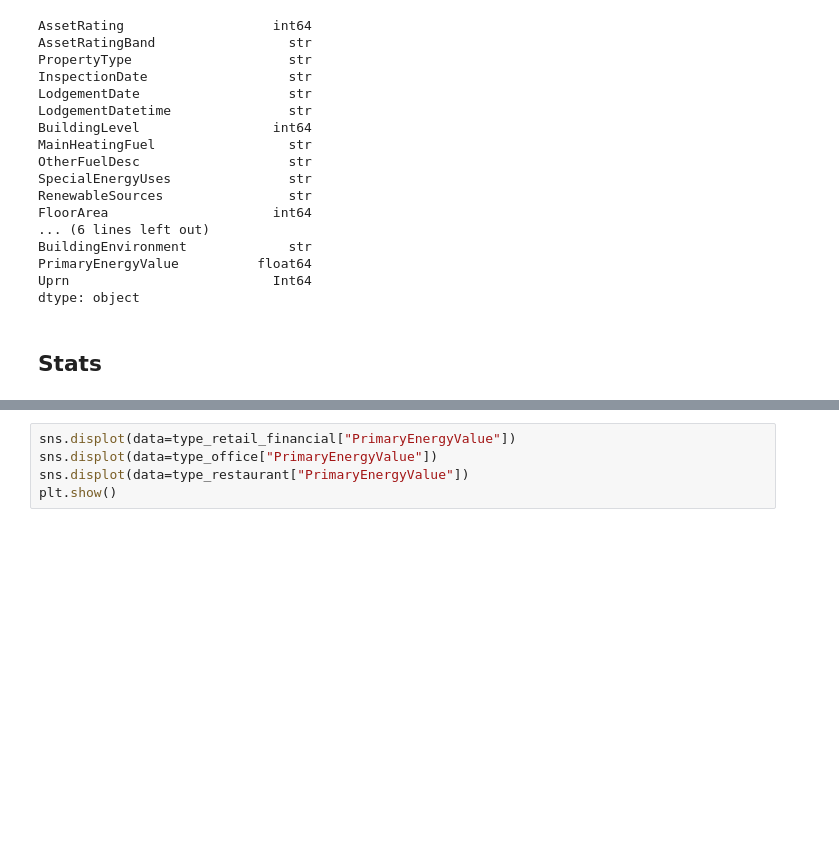
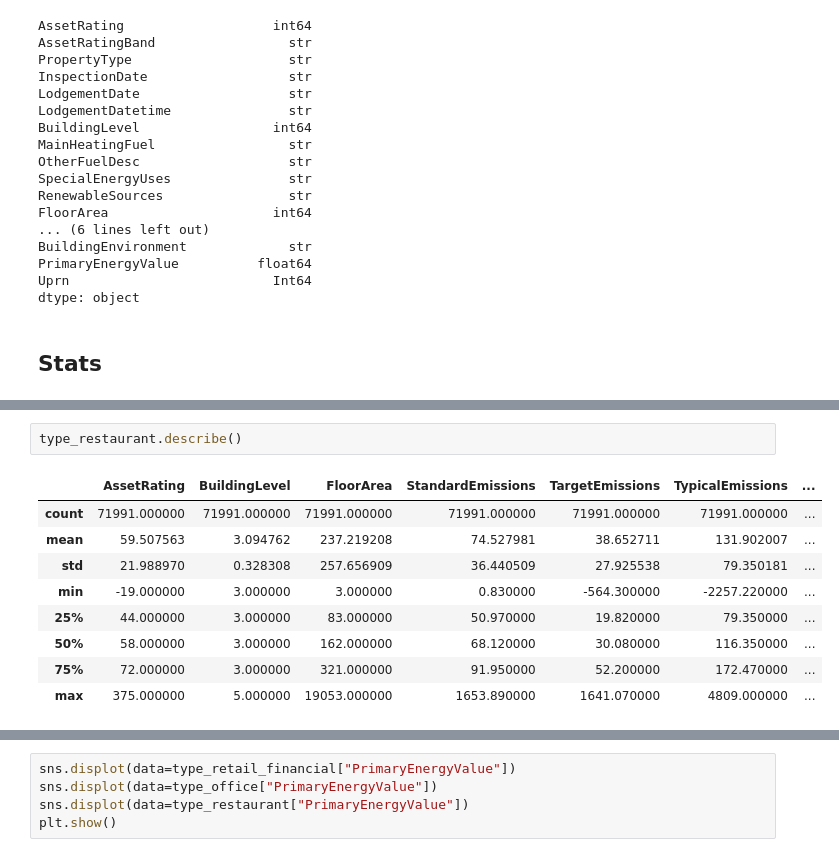
Before and after one commit to iaspidem/epc-learn, a Jupyter notebook: preprocess.ipynb, the cells around one changed output, grey strips where cells are left out. Drawn from its saved outputs; the diff is of its cells as text; blank space fills up the shorter version.

```diff
--- a/preprocess.ipynb
+++ b/preprocess.ipynb
@@ -336,0 +350,12 @@ type_restaurant = df_nd.iloc[df_nd["PropertyType"]=="Restaurants and Cafes/Drink
+# %%
+type_restaurant.describe()
+# %% [output]
+|  | AssetRating | BuildingLevel | FloorArea | StandardEmissions | TargetEmissions | TypicalEmissions | ... |
+| count | 71991.000000 | 71991.000000 | 71991.000000 | 71991.000000 | 71991.000000 | 71991.000000 | ... |
+| mean | 59.507563 | 3.094762 | 237.219208 | 74.527981 | 38.652711 | 131.902007 | ... |
+| std | 21.988970 | 0.328308 | 257.656909 | 36.440509 | 27.925538 | 79.350181 | ... |
+| min | -19.000000 | 3.000000 | 3.000000 | 0.830000 | -564.300000 | -2257.220000 | ... |
+| 25% | 44.000000 | 3.000000 | 83.000000 | 50.970000 | 19.820000 | 79.350000 | ... |
+| 50% | 58.000000 | 3.000000 | 162.000000 | 68.120000 | 30.080000 | 116.350000 | ... |
+| 75% | 72.000000 | 3.000000 | 321.000000 | 91.950000 | 52.200000 | 172.470000 | ... |
+| max | 375.000000 | 5.000000 | 19053.000000 | 1653.890000 | 1641.070000 | 4809.000000 | ... |
```
Also changed, not shown: parts of 10 cells of this notebook.
